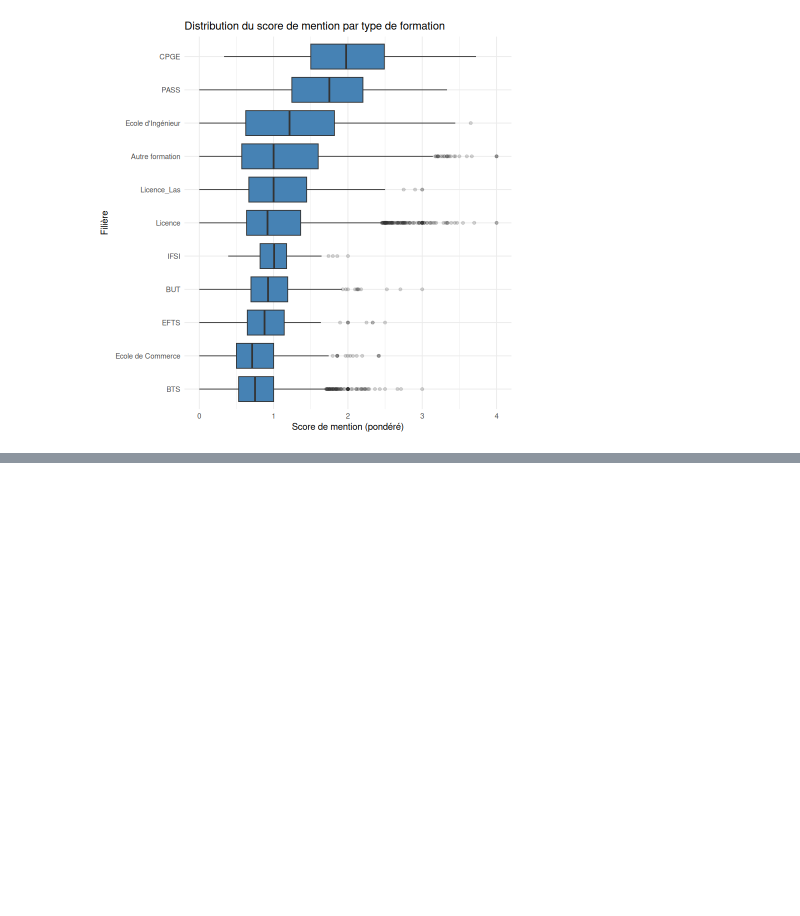
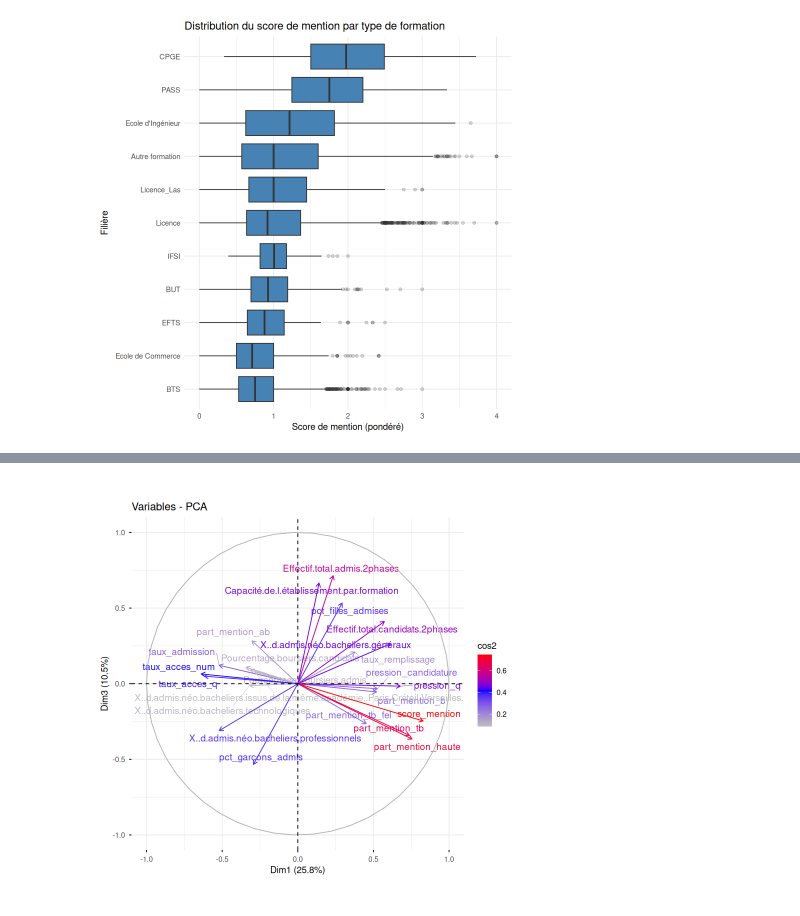
Before and after one commit to corentinbrand/Projet_analyse_de_donnees, a Jupyter notebook: brouillon.ipynb, the cells around one changed output, grey strips where cells are left out. Saved outputs shown, nothing was run; the diff lists cells and outputs as text; code cells hidden in the pictures; blank space fills up the shorter version.

```diff
--- a/brouillon.ipynb
+++ b/brouillon.ipynb
@@ -629,0 +618,9 @@ The following variables are not quantitative:  Filière.de.formation.très.agré
+# %%
+#projection des variables selon les axes 1 et 3
+
+fviz_pca_var(acp, axes = c(1, 3),
+             col.var = "cos2",        # colorier selon qualité de représentation
+             gradient.cols = c("grey", "blue", "red"),
+             repel = TRUE)
+# %% [output]
+[figure, added]
```
Also changed, not shown: parts of 24 cells of this notebook.
